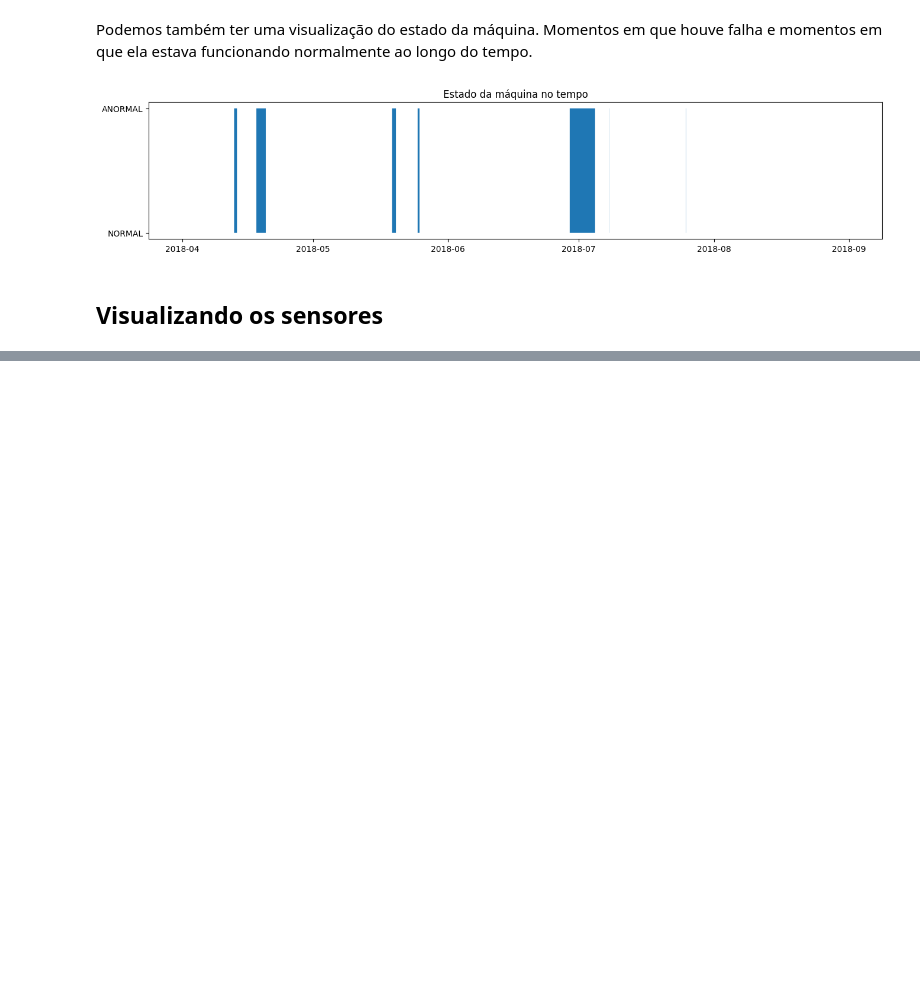
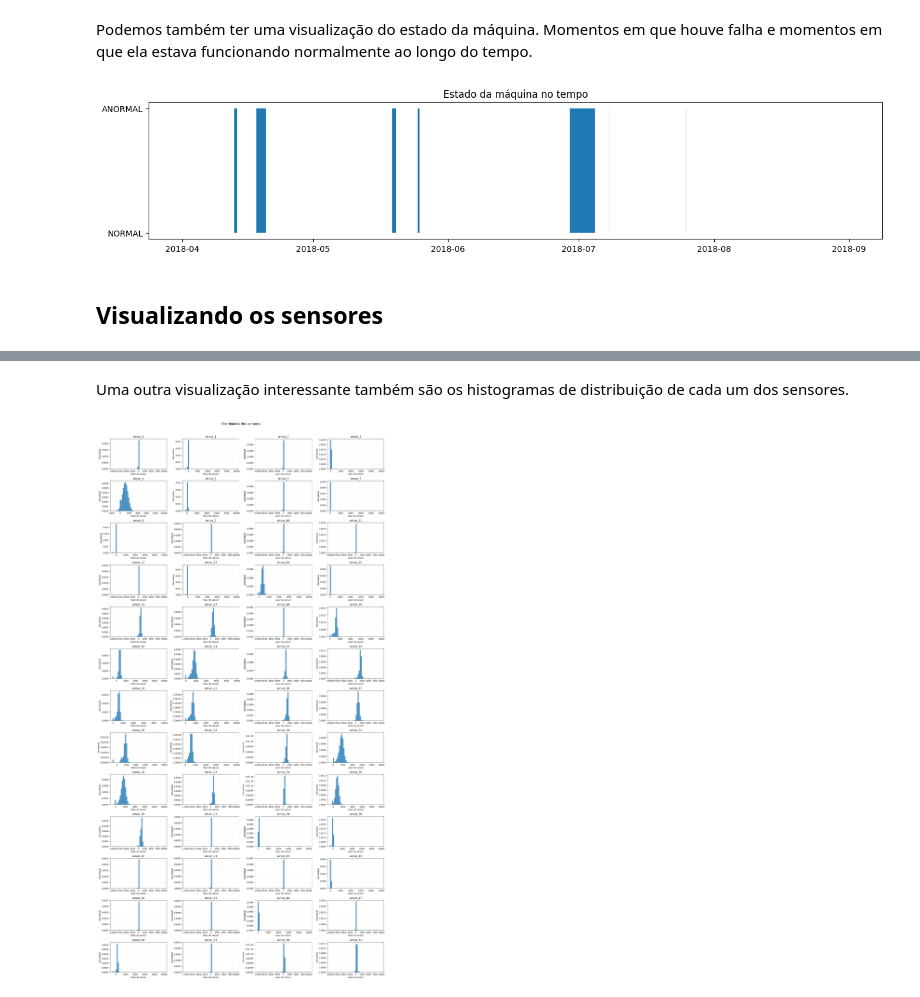
Before and after one commit to MiguelPim01/ps-industriall-estagio-ml, a Jupyter notebook: notebooks/02_data_visualization.ipynb, the cells around one changed output, grey strips where cells are left out. Saved outputs shown, nothing was run; the diff lists cells and outputs as text; code cells hidden in the pictures; blank space fills up the shorter version.

```diff
--- a/notebooks/02_data_visualization.ipynb
+++ b/notebooks/02_data_visualization.ipynb
@@ -204,0 +523,11 @@ plt.show()
+# %% [markdown]
+Uma outra visualização interessante também são os histogramas de distribuição de cada um dos sensores.
+# %%
+plotar_distribuicoes_sensores(
+    industry_df,
+    bins=50,
+    ncols=4,
+    density=True
+)
+# %% [output]
+[figure, added]
```
Also changed, not shown: parts of 13 cells of this notebook, 5 other files.
